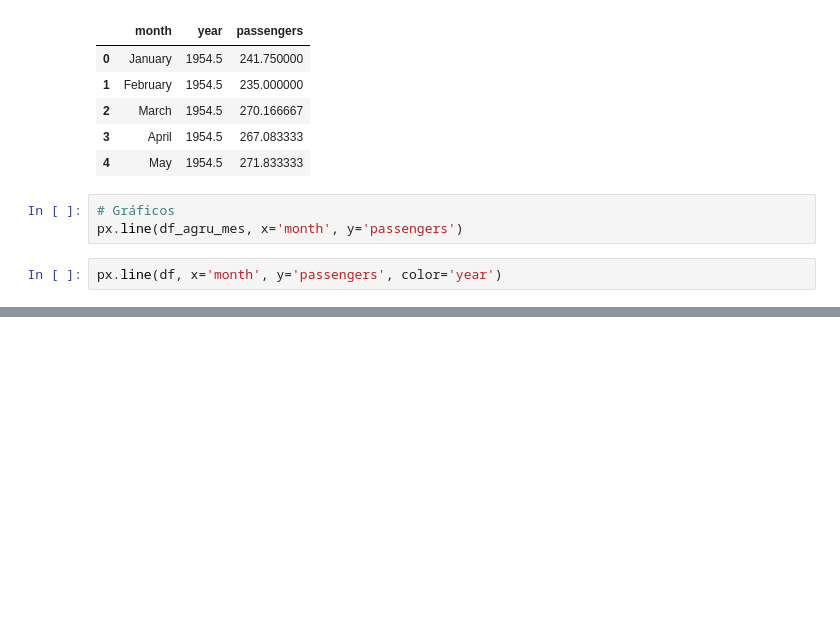
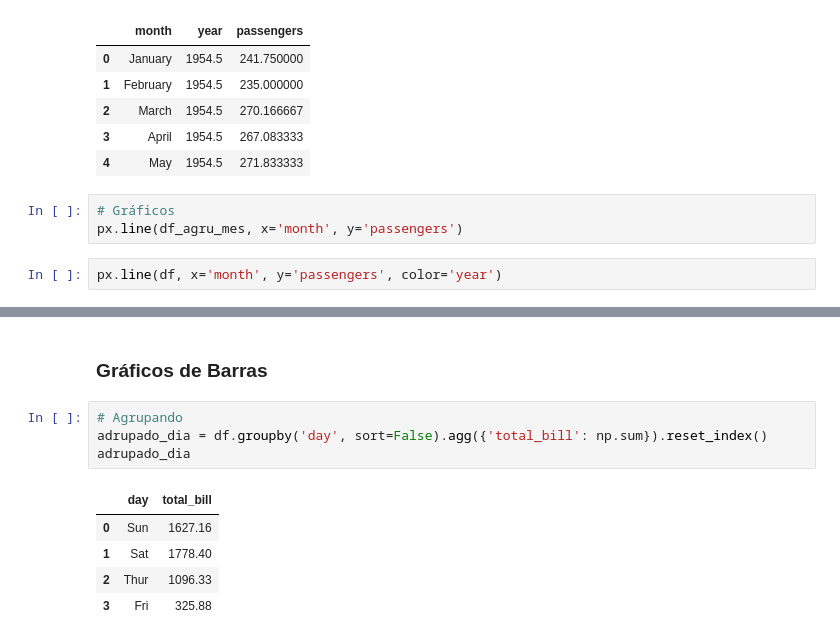
Before and after one commit to Joao-Inacio/Labs, a Jupyter notebook: Graficos_Plotly/graficos.ipynb, the cells around one changed output, grey strips where cells are left out. Drawn from its saved outputs; the diff is of its cells as text; blank space fills up the shorter version.

```diff
--- a/Graficos_Plotly/graficos.ipynb
+++ b/Graficos_Plotly/graficos.ipynb
@@ -43,0 +59,12 @@ px.line(df, x='month', y='passengers', color='year')
+# %% [markdown]
+### Gráficos de Barras
+# %%
+# Agrupando
+adrupado_dia = df.groupby('day', sort=False).agg({'total_bill': np.sum}).reset_index()
+adrupado_dia
+# %% [output]
+|  | day | total_bill |
+| 0 | Sun | 1627.16 |
+| 1 | Sat | 1778.40 |
+| 2 | Thur | 1096.33 |
+| 3 | Fri | 325.88 |
```
Also changed, not shown: parts of 12 cells of this notebook.
